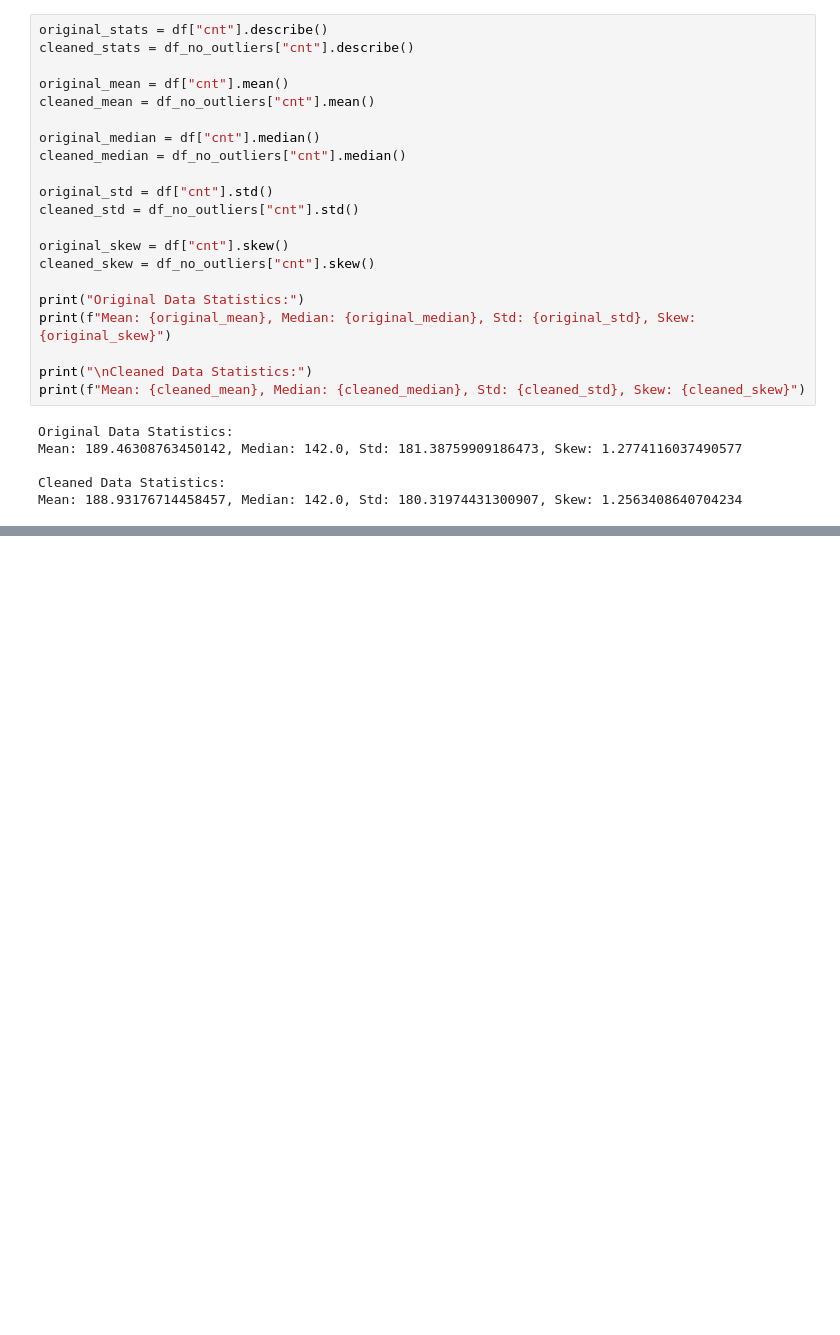
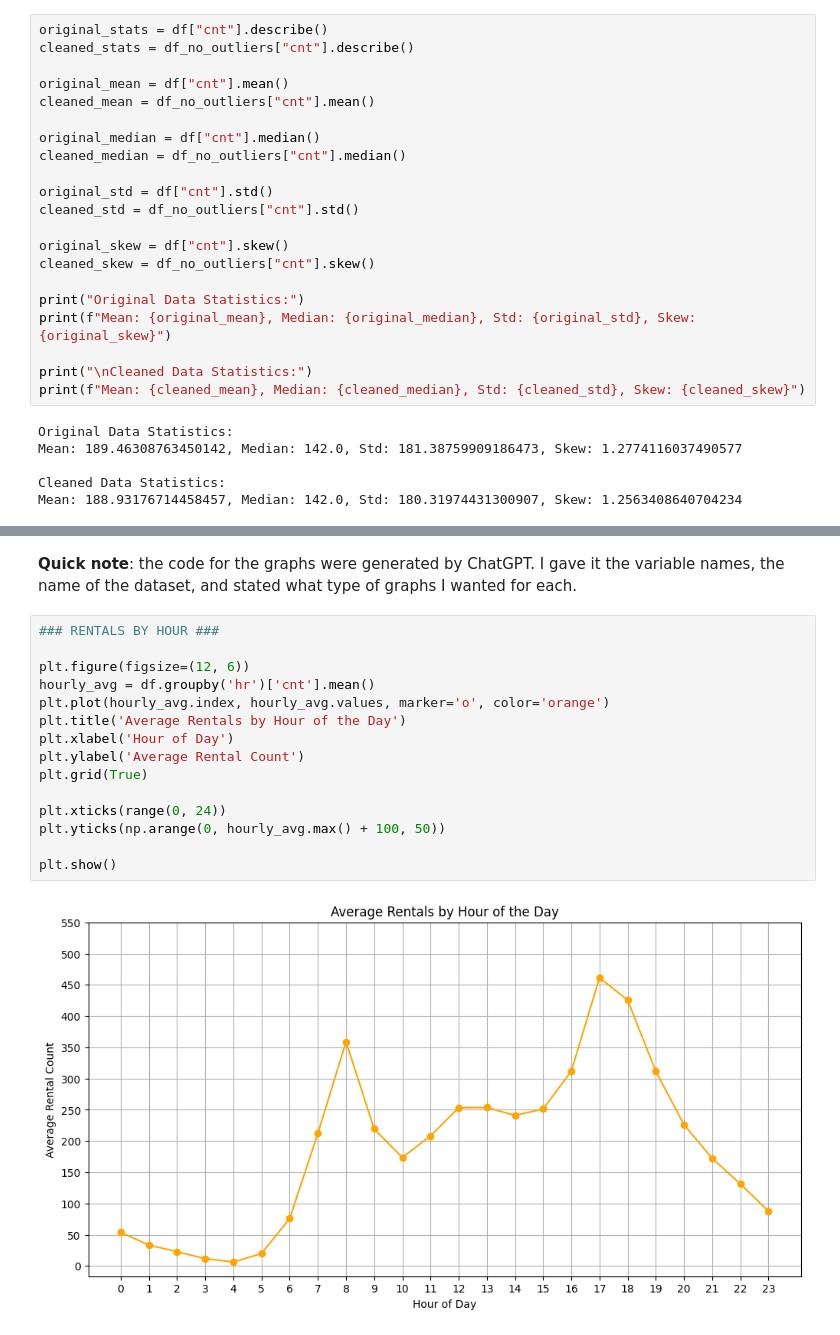
Before and after one commit to cayetana-h/ML-fundamentals-2025, a Jupyter notebook: second_assignment/assignment_2_cayetana_hinostroza.ipynb, the cells around one changed output, grey strips where cells are left out. Drawn from its saved outputs; the diff is of its cells as text; blank space fills up the shorter version.

```diff
--- a/second_assignment/assignment_2_cayetana_hinostroza.ipynb
+++ b/second_assignment/assignment_2_cayetana_hinostroza.ipynb
@@ -215,0 +192,19 @@ plt.show()
+# %% [markdown]
+**Quick note**: the code for the graphs were generated by ChatGPT. I gave it the variable names, the name of the dataset, and stated what type of graphs I wanted for each.
+# %%
+### RENTALS BY HOUR ###
+
+plt.figure(figsize=(12, 6))
+hourly_avg = df.groupby('hr')['cnt'].mean()
+plt.plot(hourly_avg.index, hourly_avg.values, marker='o', color='orange')
+plt.title('Average Rentals by Hour of the Day')
+plt.xlabel('Hour of Day')
+plt.ylabel('Average Rental Count')
+plt.grid(True)
+
+plt.xticks(range(0, 24))
+plt.yticks(np.arange(0, hourly_avg.max() + 100, 50))
+
+plt.show()
+# %% [output]
+[figure, added]
```
Also changed, not shown: parts of 110 cells of this notebook.
